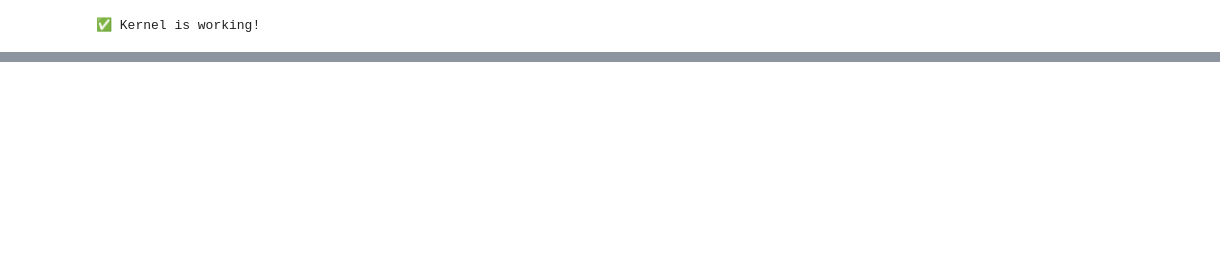
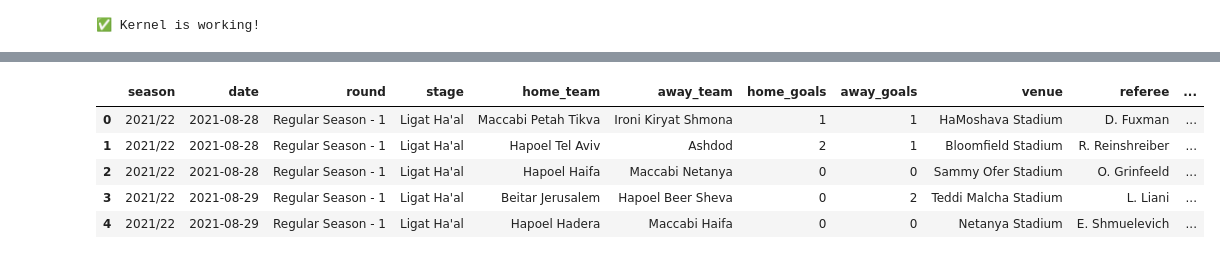
Before and after one commit to Nitaybenadmon123/ligat_haal_project, a Jupyter notebook: ligat_haal_project/notebooks/ligat_haal_project_refactored.ipynb, the cells around one changed output, grey strips where cells are left out. Drawn from its saved outputs; the diff is of its cells as text; code cells hidden in the pictures; blank space fills up the shorter version.

```diff
--- a/ligat_haal_project/notebooks/ligat_haal_project_refactored.ipynb
+++ b/ligat_haal_project/notebooks/ligat_haal_project_refactored.ipynb
@@ -262,0 +743,62 @@ print("✅ Kernel is working!")
+# %%
+# Download all available seasons of Ligat Ha'al
+print("Downloading available Ligat Ha'al seasons...")
+print("Progress: ", end="", flush=True)
+
+results = {}
+errors = []
+
+for i, season in enumerate(available_seasons, 1):
+    print(f"[{season}/{season+1}] ", end="", flush=True)
+    try:
+        df = get_season_fixtures(season)
+        if len(df) > 0:
+            results[season] = df
+            # Save each season's data
+            csv_path = DATA_DIR / f"matches_{season}_{str(season+1)[-2:]}_ligat_haal.csv"
+            df.to_csv(csv_path, index=False, encoding='utf-8-sig')
+            print(f"✓ ({len(df)} matches)", end=" ", flush=True)
+        else:
+            print("⚠ (no matches)", end=" ", flush=True)
+    except Exception as e:
+        print(f"❌ ({str(e)})", end=" ", flush=True)
+        errors.append((season, str(e)))
+    time.sleep(1)  # Be nice to the API
+
+    # Add a newline every 2 seasons for readability
+    if i % 2 == 0:
+        print()
+
+print("\n\nCombining available seasons into one file...")
+if results:
+    # Combine all successful seasons into one DataFrame
+    all_matches = pd.concat(results.values(), axis=0, ignore_index=True)
+
+    # Add season_start_year column for easier filtering
+    all_matches['season_start_year'] = all_matches['season'].str.slice(0,4).astype(int)
+
+    # Sort by date and reset index
+    all_matches = all_matches.sort_values(['date', 'fixture_id']).reset_index(drop=True)
+
+    # Save combined file
+    combined_path = DATA_DIR / "matches_all_seasons_ligat_haal.csv"
+    all_matches.to_csv(combined_path, index=False, encoding='utf-8-sig')
+
+    print("\nSummary:")
+    print(f"- Successfully downloaded {len(results)} seasons")
+    print(f"- Total matches: {len(all_matches)}")
+    print(f"- Years covered: {min(results.keys())}-{max(results.keys())}")
+    print(f"\nMatches per season:")
+    season_counts = all_matches.groupby('season').size().sort_index()
+    for season, count in season_counts.items():
+        print(f"  • {season}: {count:3d} matches")
+
+    if errors:
+        print("\nErrors encountered:")
+        for season, error in errors:
+            print(f"- {season}/{season+1}: {error}")
+
+    print(f"\nAll matches saved to: {combined_path}")
+    print("\nPreview of combined data:")
+    display(all_matches.head())
+# %% [output]
@@ -262,0 +822,6 @@ print("✅ Kernel is working!")
+|  | season | date | round | stage | home_team | away_team | home_goals | away_goals | venue | referee | ... |
+| 0 | 2021/22 | 2021-08-28 | Regular Season - 1 | Ligat Ha'al | Maccabi Petah Tikva | Ironi Kiryat Shmona | 1 | 1 | HaMoshava Stadium | D. Fuxman | ... |
+| 1 | 2021/22 | 2021-08-28 | Regular Season - 1 | Ligat Ha'al | Hapoel Tel Aviv | Ashdod | 2 | 1 | Bloomfield Stadium | R. Reinshreiber | ... |
+| 2 | 2021/22 | 2021-08-28 | Regular Season - 1 | Ligat Ha'al | Hapoel Haifa | Maccabi Netanya | 0 | 0 | Sammy Ofer Stadium | O. Grinfeeld | ... |
+| 3 | 2021/22 | 2021-08-29 | Regular Season - 1 | Ligat Ha'al | Beitar Jerusalem | Hapoel Beer Sheva | 0 | 2 | Teddi Malcha Stadium | L. Liani | ... |
+| 4 | 2021/22 | 2021-08-29 | Regular Season - 1 | Ligat Ha'al | Hapoel Hadera | Maccabi Haifa | 0 | 0 | Netanya Stadium | E. Shmuelevich | ... |
```
Also changed, not shown: parts of 26 cells of this notebook.
